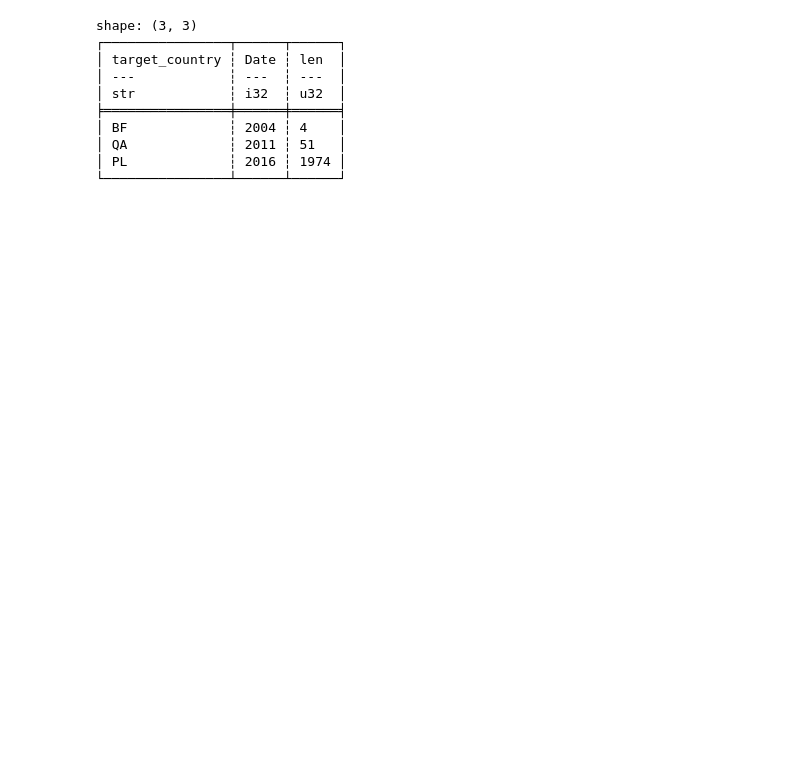
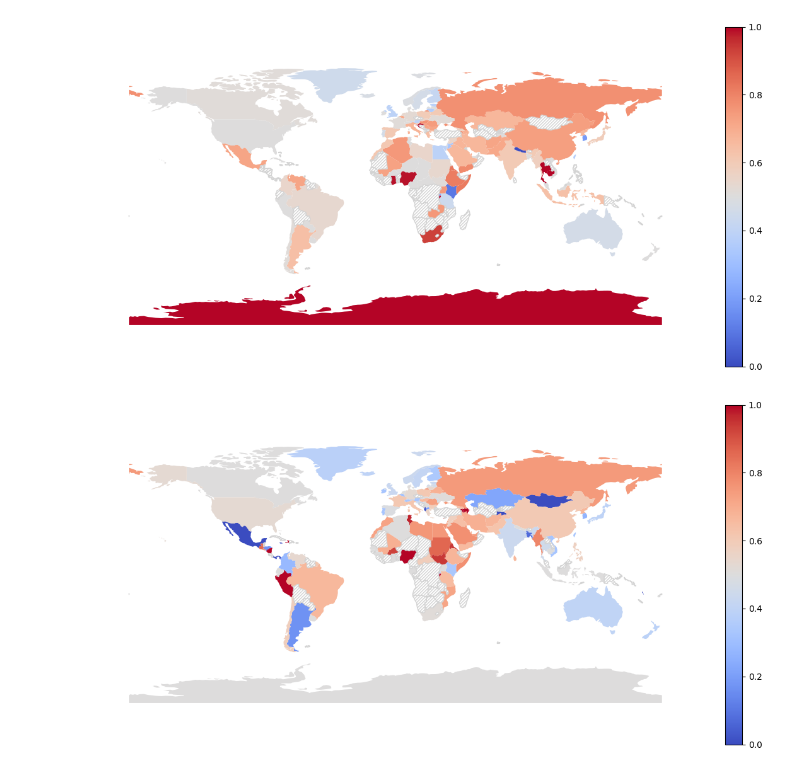
Before and after one commit to dhh25/parlianets, a Jupyter notebook: scripts/statistics/mapping.ipynb, the cells around one changed output. Drawn from its saved outputs; the diff is of its cells as text; code cells hidden in the pictures; blank space fills up the shorter version.

```diff
--- a/scripts/statistics/mapping.ipynb
+++ b/scripts/statistics/mapping.ipynb
@@ -12,17 +12,38 @@ date_range=range(2015,2024)
+# %%
+def group_y(df_in):
+    df_grouped = df_in.group_by_dynamic("Date", every="1y", group_by=["target_country"]).agg(
+        pl.col("sentiment").mean().alias("avg_sentiment")
+    ).sort("Date").drop_nulls()
+
+    return df_grouped.filter(pl.col("Date").is_between(datetime(date_start-1, 12, 1), datetime(date_end, 12, 1)))
 # %%
 df = pl.scan_parquet("../../data/edges")
+df_w = pl.scan_parquet("../../data/wordcounts")
+df_t = pl.scan_parquet("../../data/topics")
+df_s = pl.scan_parquet("../../data/stances")
+world = gpd.read_file("../../data/ne_110m_admin_0_countries/ne_110m_admin_0_countries.shp")
+df = df.join(df_t.select("position", "topics"), on="position", how="left")
+df = df.join(df_s.select("pos", "parsed_stance"), left_on="position",right_on="pos", how="left")
 df = df.with_columns(pl.col("Date").str.to_date())
-df = df.filter(pl.col("source_country") == selected_country)
-df = df.group_by([pl.col("target_country"),pl.col("Date").dt.year()]).len()
-print(df.limit(3).collect())
+df = df.sort("Date", descending=False)
+df = df.filter(pl.col("Party_orientation") != "-")
+df = df.filter(pl.col("source_country").is_in(["NO","DK","FI","SE"]))
+df = df.filter(pl.col("source_country").is_in(["FI"]))
+
+df = df.with_columns(
+    pl.col("parsed_stance")
+    .replace({"NEGATIVE": -1, "NEUTRAL": 0, "POSITIVE": 1,"": None})
+    .cast(pl.Int16).alias("sentiment")
+)
+
+#print(df.collect())
+df_right = df.filter((pl.col("Party_orientation").str.contains("[Rr]ight")))
+df_left = df.filter((pl.col("Party_orientation").str.contains("[Ll]eft")))
+
+createMap(group_y(df_right))
+createMap(group_y(df_left))
+
+#print(df_grouped.collect())
 # %% [output]
-shape: (3, 3)
-┌────────────────┬──────┬──────┐
-│ target_country ┆ Date ┆ len  │
-│ ---            ┆ ---  ┆ ---  │
-│ str            ┆ i32  ┆ u32  │
-╞════════════════╪══════╪══════╡
-│ BF             ┆ 2004 ┆ 4    │
-│ QA             ┆ 2011 ┆ 51   │
-│ PL             ┆ 2016 ┆ 1974 │
-└────────────────┴──────┴──────┘
+[figure, added]
+[figure, added]
```
Also changed, not shown: parts of 5 cells of this notebook, 2 other files.
